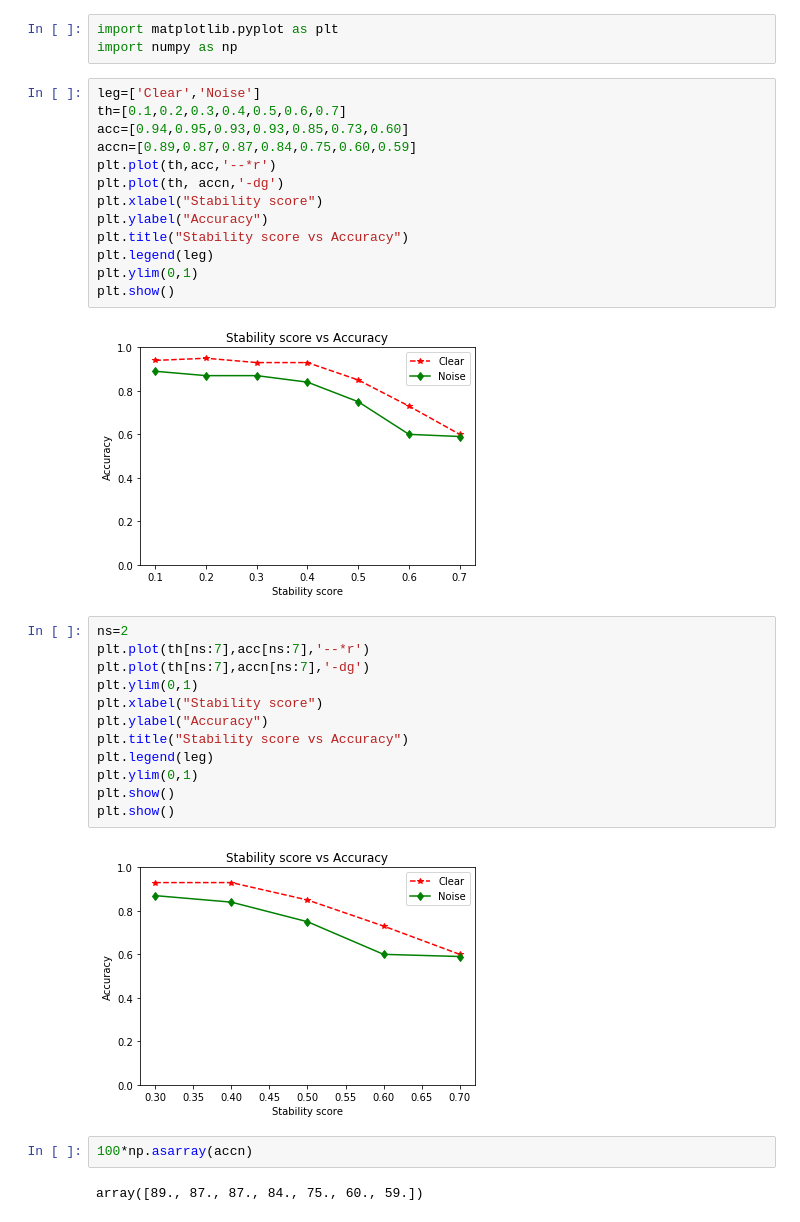
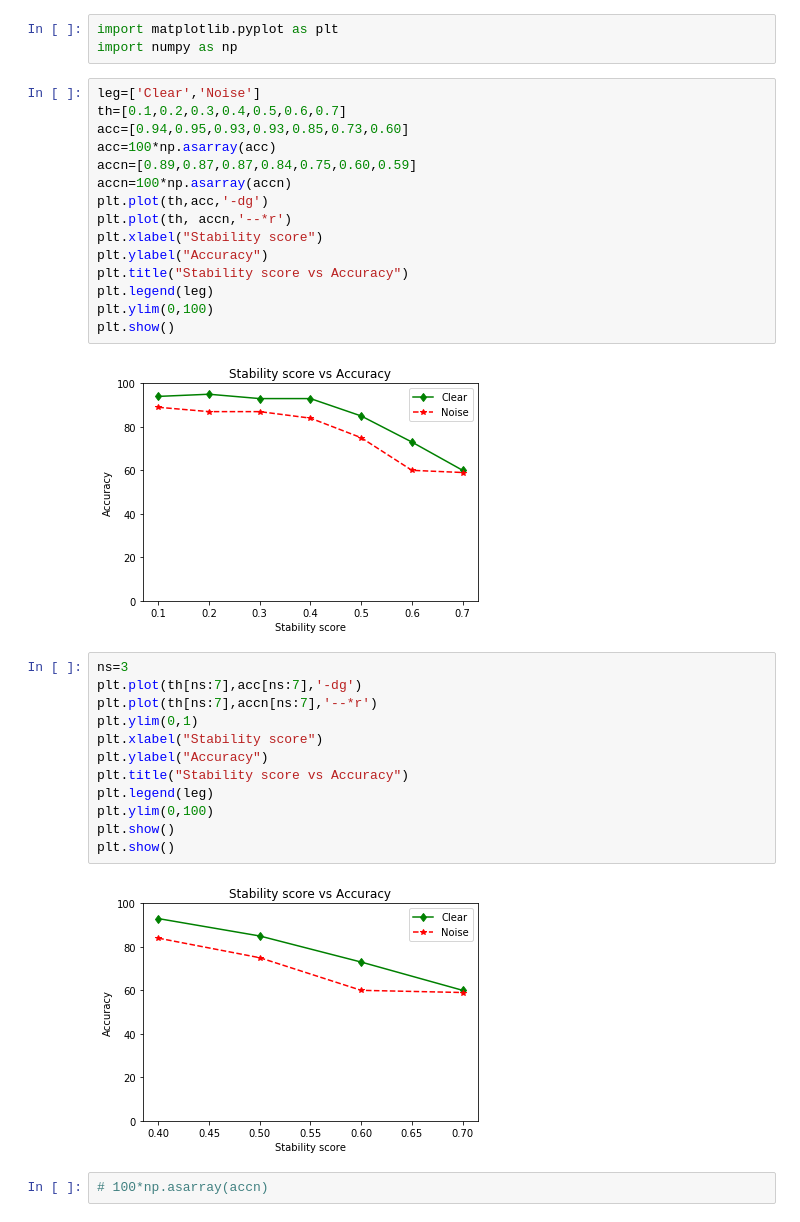
Before and after one commit to msultanmahmud/EEG_Analysis, a Jupyter notebook: Stability_selection_v1/Plotstability.ipynb, the cells around one changed output. Saved outputs shown, nothing was run; the diff lists cells and outputs as text.

```diff
--- a/Stability_selection_v1/Plotstability.ipynb
+++ b/Stability_selection_v1/Plotstability.ipynb
@@ -5,32 +5,32 @@ import numpy as np
 leg=['Clear','Noise']
 th=[0.1,0.2,0.3,0.4,0.5,0.6,0.7]
 acc=[0.94,0.95,0.93,0.93,0.85,0.73,0.60]
+acc=100*np.asarray(acc)
 accn=[0.89,0.87,0.87,0.84,0.75,0.60,0.59]
-plt.plot(th,acc,'--*r')
-plt.plot(th, accn,'-dg')
+accn=100*np.asarray(accn)
+plt.plot(th,acc,'-dg')
+plt.plot(th, accn,'--*r')
 plt.xlabel("Stability score")
 plt.ylabel("Accuracy")
 plt.title("Stability score vs Accuracy")
 plt.legend(leg)
-plt.ylim(0,1)
+plt.ylim(0,100)
 plt.show()
 # %% [output]
-[figure, old version]
+[figure, new version]
 # %%
-ns=2
-plt.plot(th[ns:7],acc[ns:7],'--*r')
-plt.plot(th[ns:7],accn[ns:7],'-dg')
+ns=3
+plt.plot(th[ns:7],acc[ns:7],'-dg')
+plt.plot(th[ns:7],accn[ns:7],'--*r')
 plt.ylim(0,1)
 plt.xlabel("Stability score")
 plt.ylabel("Accuracy")
 plt.title("Stability score vs Accuracy")
 plt.legend(leg)
-plt.ylim(0,1)
+plt.ylim(0,100)
 plt.show()
 plt.show()
 # %% [output]
-[figure, old version]
+[figure, new version]
 # %%
-100*np.asarray(accn)
+# 100*np.asarray(accn)
-# %% [output]
-array([89., 87., 87., 84., 75., 60., 59.])
```
Also changed, not shown: 2 other files.
